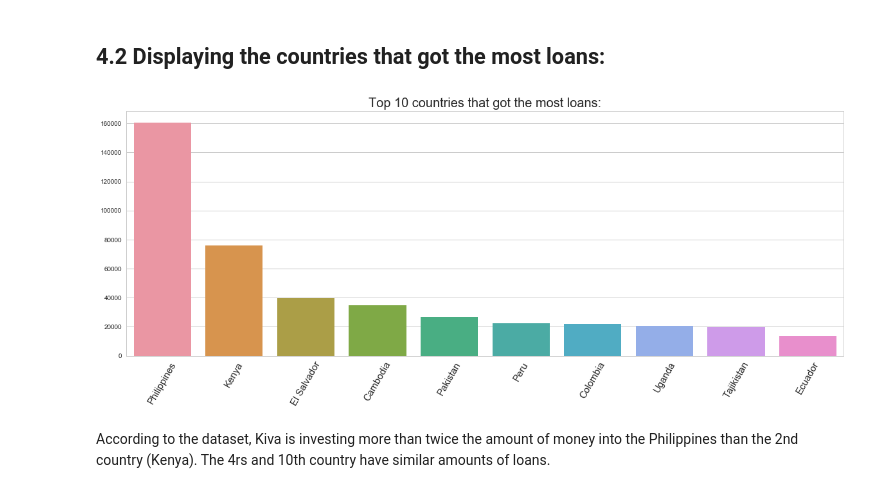
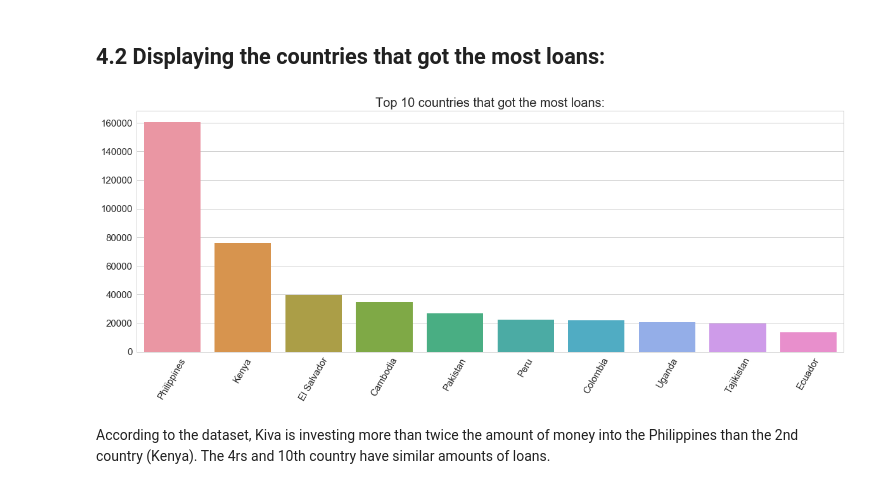
Before and after one commit to CJL89/Kiva-Crowdfunding, a Jupyter notebook: Kiva Crowdfunding.ipynb, the cells around one changed output. Saved outputs shown, nothing was run; the diff lists cells and outputs as text; code cells hidden in the pictures.

Commit message:
Updating graphs

```diff
--- a/Kiva Crowdfunding.ipynb
+++ b/Kiva Crowdfunding.ipynb
@@ -277,22 +278,23 @@ The Sub-Saharan region has the most loans invested. Let's see if the individual
 # %%
 # Displaying the top 10 countries that got the biggest dollar amount in loans:
 
 countries = pd.DataFrame(kiva_loans['country'].value_counts(sort=['loan_amount']).head(10))
 countries.reset_index(inplace=True)
 countries.columns = ['country', 'total_loaned']
 
 # Displaying the results in a graph:
 
 plt.figure(figsize=(20, 7))
 
 sns.set(style="whitegrid")
 barplot = sns.barplot(x=countries['country'], y=countries['total_loaned'])
 barplot.set(xlabel='', ylabel='')
 plt.title('Top 10 countries that got the most loans:', fontsize=20)
 plt.xticks(rotation=60, fontsize=15)
+plt.yticks(fontsize=15)
 plt.show()
 # %% [output]
-[figure, old version]
+[figure, new version]
 # %% [markdown]
 According to the dataset, Kiva is investing more than twice the amount of money into the Philippines than the 2nd country (Kenya). The 4rs and 10th country have similar amounts of loans.
 # %% [markdown]
```
Also changed, not shown: parts of 11 cells of this notebook.
